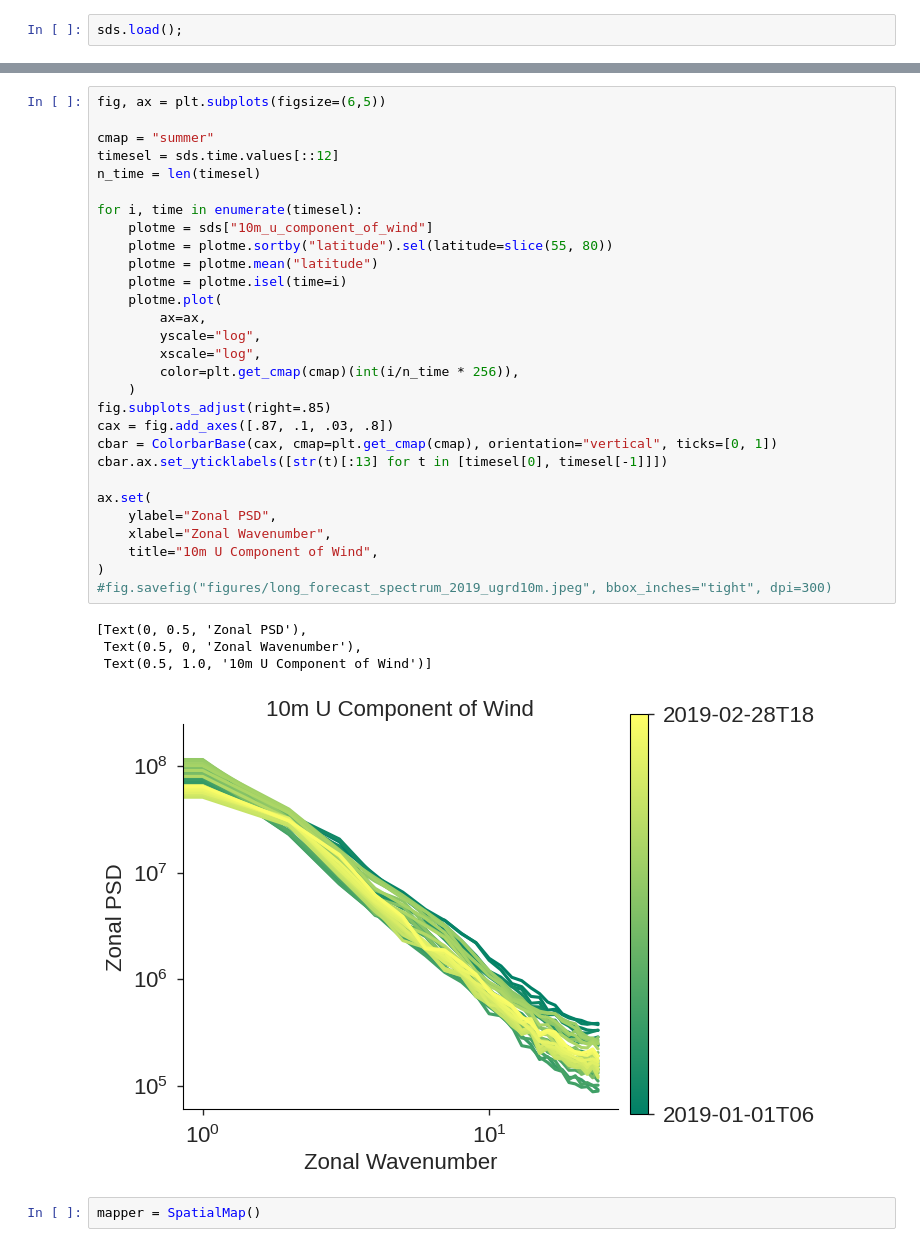
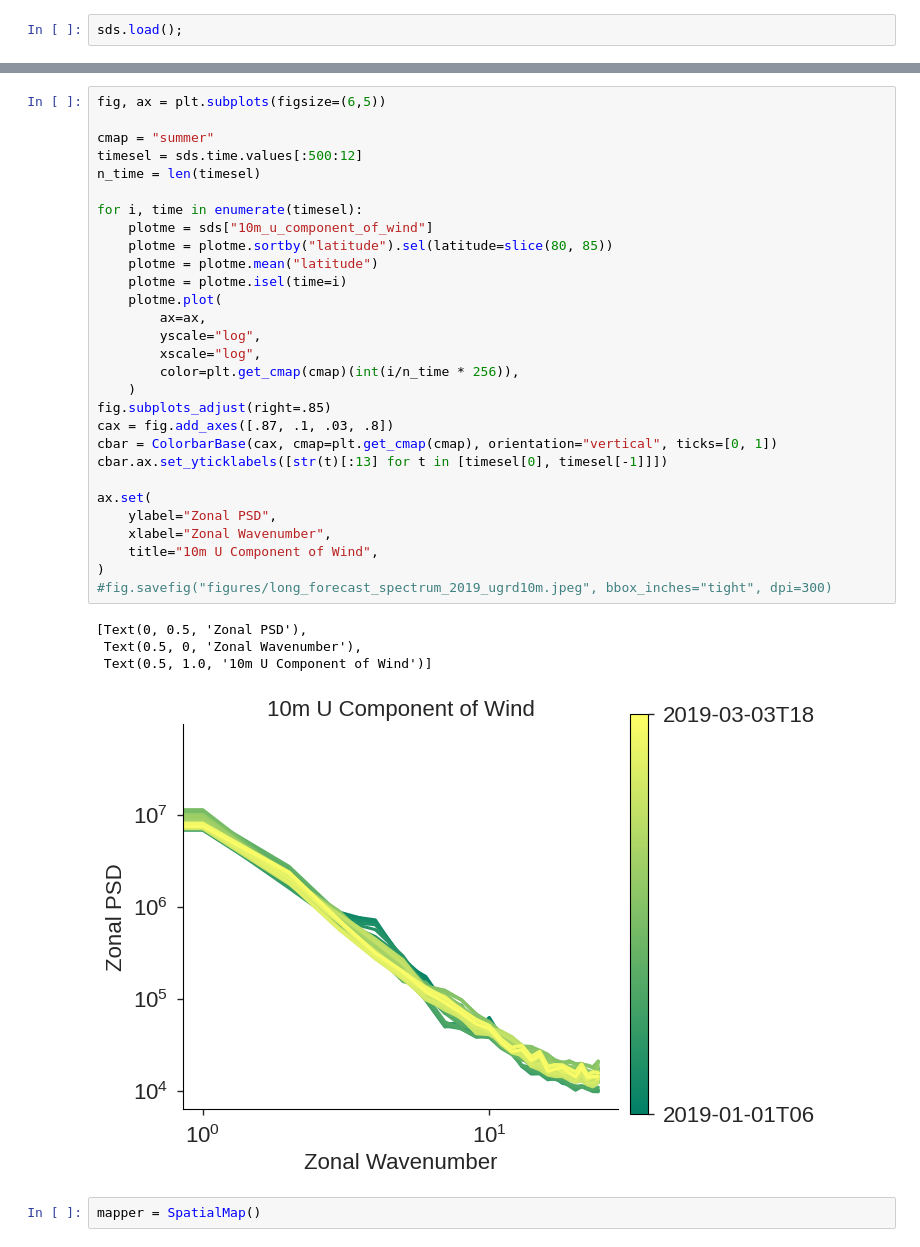
Before and after one commit to NOAA-PSL/graph-ufs, a Jupyter notebook: prototypes/p1/plot_long_forecast.ipynb, the cells around one changed output, grey strips where cells are left out. Saved outputs shown, nothing was run; the diff lists cells and outputs as text.

```diff
--- a/prototypes/p1/plot_long_forecast.ipynb
+++ b/prototypes/p1/plot_long_forecast.ipynb
@@ -60,36 +48,36 @@ sds.load();
 fig, ax = plt.subplots(figsize=(6,5))
 
 cmap = "summer"
-timesel = sds.time.values[::12]
+timesel = sds.time.values[:500:12]
 n_time = len(timesel)
 
 for i, time in enumerate(timesel):
     plotme = sds["10m_u_component_of_wind"]
-    plotme = plotme.sortby("latitude").sel(latitude=slice(55, 80))
+    plotme = plotme.sortby("latitude").sel(latitude=slice(80, 85))
     plotme = plotme.mean("latitude")
     plotme = plotme.isel(time=i)
     plotme.plot(
         ax=ax,
         yscale="log",
         xscale="log",
         color=plt.get_cmap(cmap)(int(i/n_time * 256)),
     )
 fig.subplots_adjust(right=.85)
 cax = fig.add_axes([.87, .1, .03, .8])
 cbar = ColorbarBase(cax, cmap=plt.get_cmap(cmap), orientation="vertical", ticks=[0, 1])
 cbar.ax.set_yticklabels([str(t)[:13] for t in [timesel[0], timesel[-1]]])
 
 ax.set(
     ylabel="Zonal PSD",
     xlabel="Zonal Wavenumber",
     title="10m U Component of Wind",
 )
 #fig.savefig("figures/long_forecast_spectrum_2019_ugrd10m.jpeg", bbox_inches="tight", dpi=300)
 # %% [output]
 [Text(0, 0.5, 'Zonal PSD'),
  Text(0.5, 0, 'Zonal Wavenumber'),
  Text(0.5, 1.0, '10m U Component of Wind')]
-[figure, old version]
+[figure, new version]
 # %%
 mapper = SpatialMap()
 # %%
```
Also changed, not shown: parts of 5 cells of this notebook, 16 other files.
